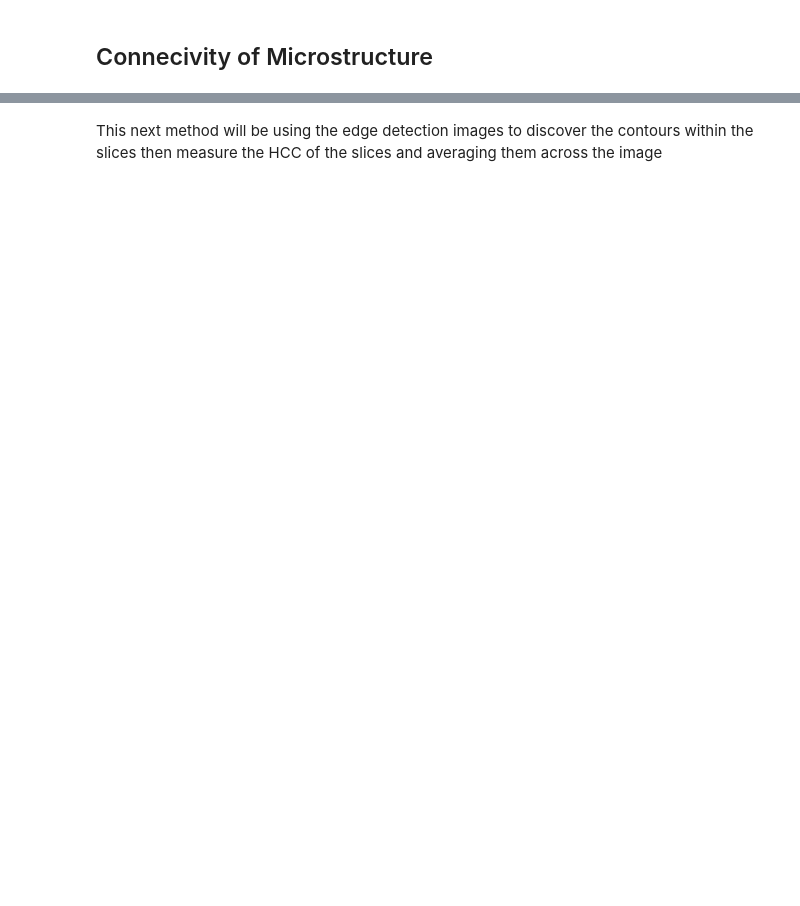
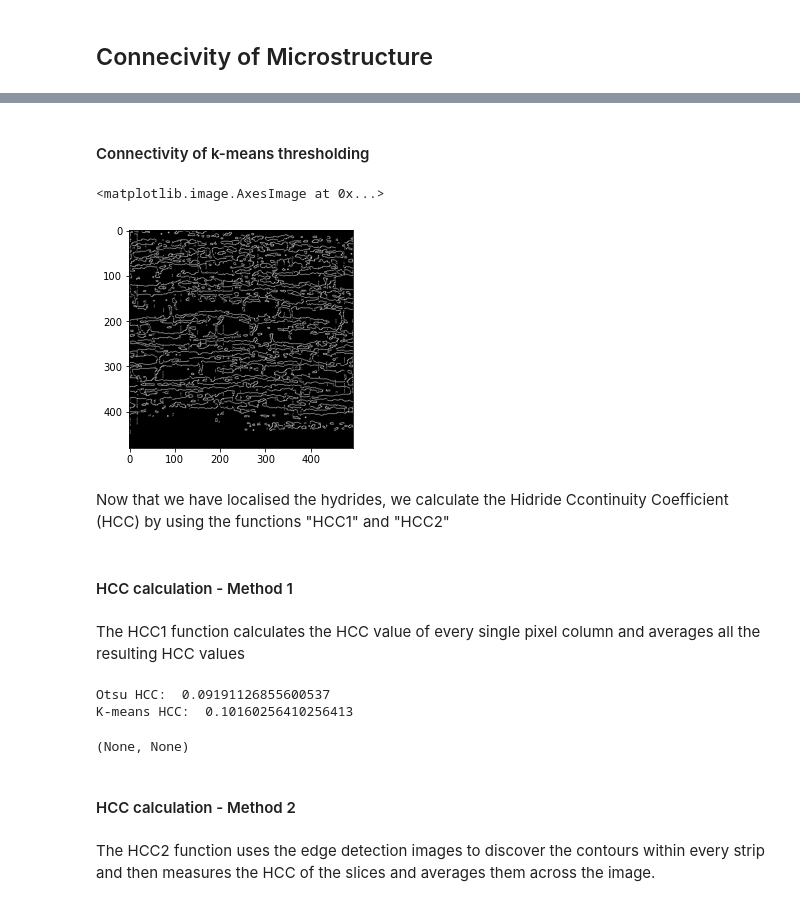
Before and after one commit to MATS64664-2021-Group-2/Hydride-Connect-Group-2, a Jupyter notebook: Job_script/Workflow_Group2.ipynb, the cells around one changed output, grey strips where cells are left out. Drawn from its saved outputs; the diff is of its cells as text; code cells hidden in the pictures; blank space fills up the shorter version.

```diff
--- a/Job_script/Workflow_Group2.ipynb
+++ b/Job_script/Workflow_Group2.ipynb
@@ -214,2 +120,28 @@ print(AVG_HCC_Otsu, AVG_HCC_Kmeans)
+# %% [markdown]
+#### Connectivity of k-means thresholding
+# %%
+cv2.imwrite("Edges/CannyKmeans.png", edges(strips)[1])  # The image returned from this function is stored as "CannyKmeans" in
+                                                        # a folder called "Edges"
+
+plt.imshow(mpimg.imread('Edges/CannyKmeans.png'))       # The connectivity of the hydrides is shown here
+# %% [output]
+<matplotlib.image.AxesImage at 0x...>
+[figure, added]
+# %% [markdown]
+Now that we have localised the hydrides, we calculate the Hidride Ccontinuity Coefficient (HCC) by using the functions "HCC1" and "HCC2"
+# %% [markdown]
+#### HCC calculation - Method 1
+# %% [markdown]
+The HCC1 function calculates the HCC value of every single pixel column and averages all the resulting HCC values
+# %%
+HydrideOtsu = 0          # We start to count from the hydride number 0
+HydrideKmeans = 0        # We start to count from the hydride number 0
+HCC1(HydrideOtsu, HydrideKmeans)
+# %% [output]
+Otsu HCC:  0.09191126855600537
+K-means HCC:  0.10160256410256413
+(None, None)
+# %% [markdown]
+#### HCC calculation - Method 2
 # %% [markdown]
-This next method will be using the edge detection images to discover the contours within the slices then measure the HCC of the slices and averaging them across the image
+The HCC2 function uses the edge detection images to discover the contours within every strip and then measures the HCC of the slices and averages them across the image.
```
Also changed, not shown: parts of 23 cells of this notebook.
